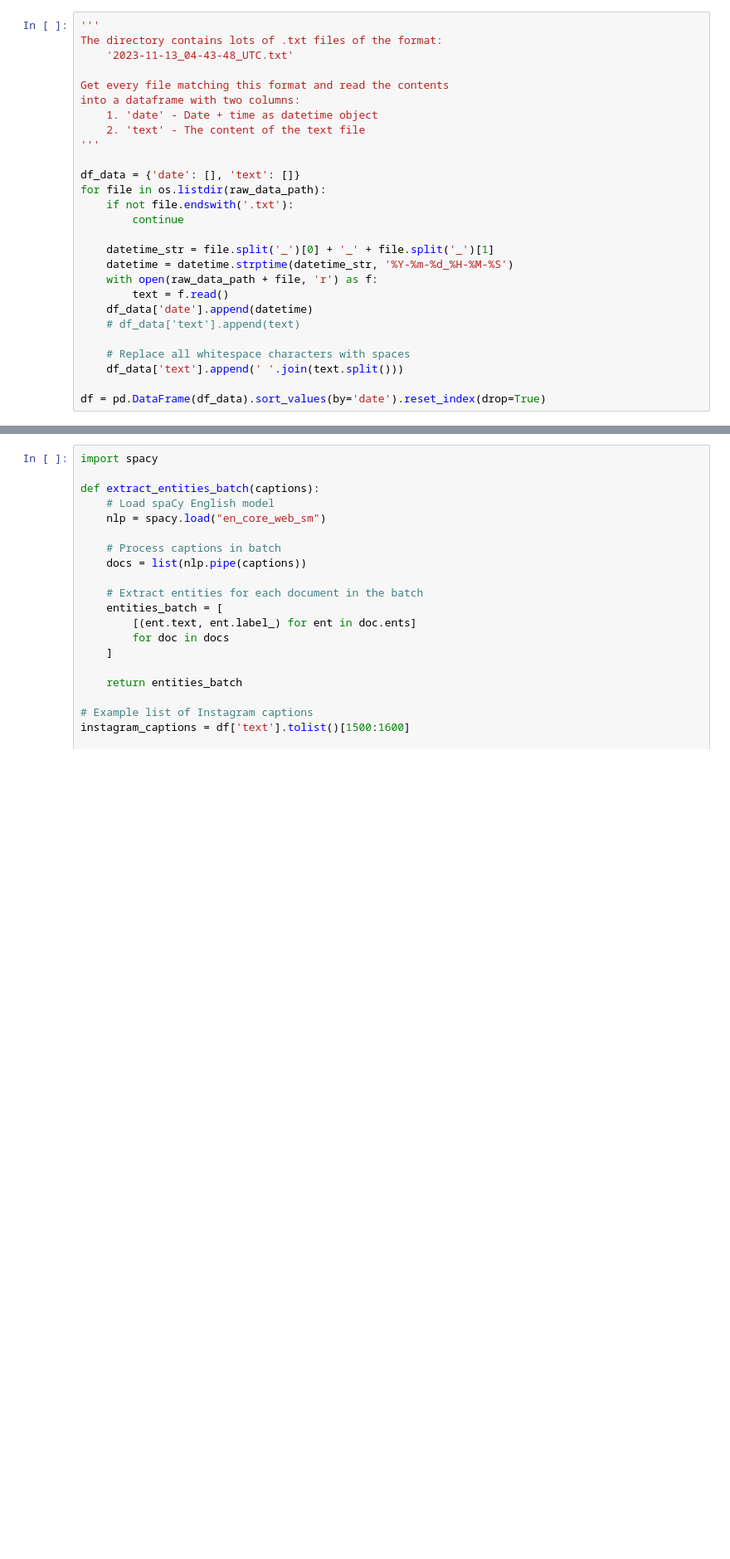
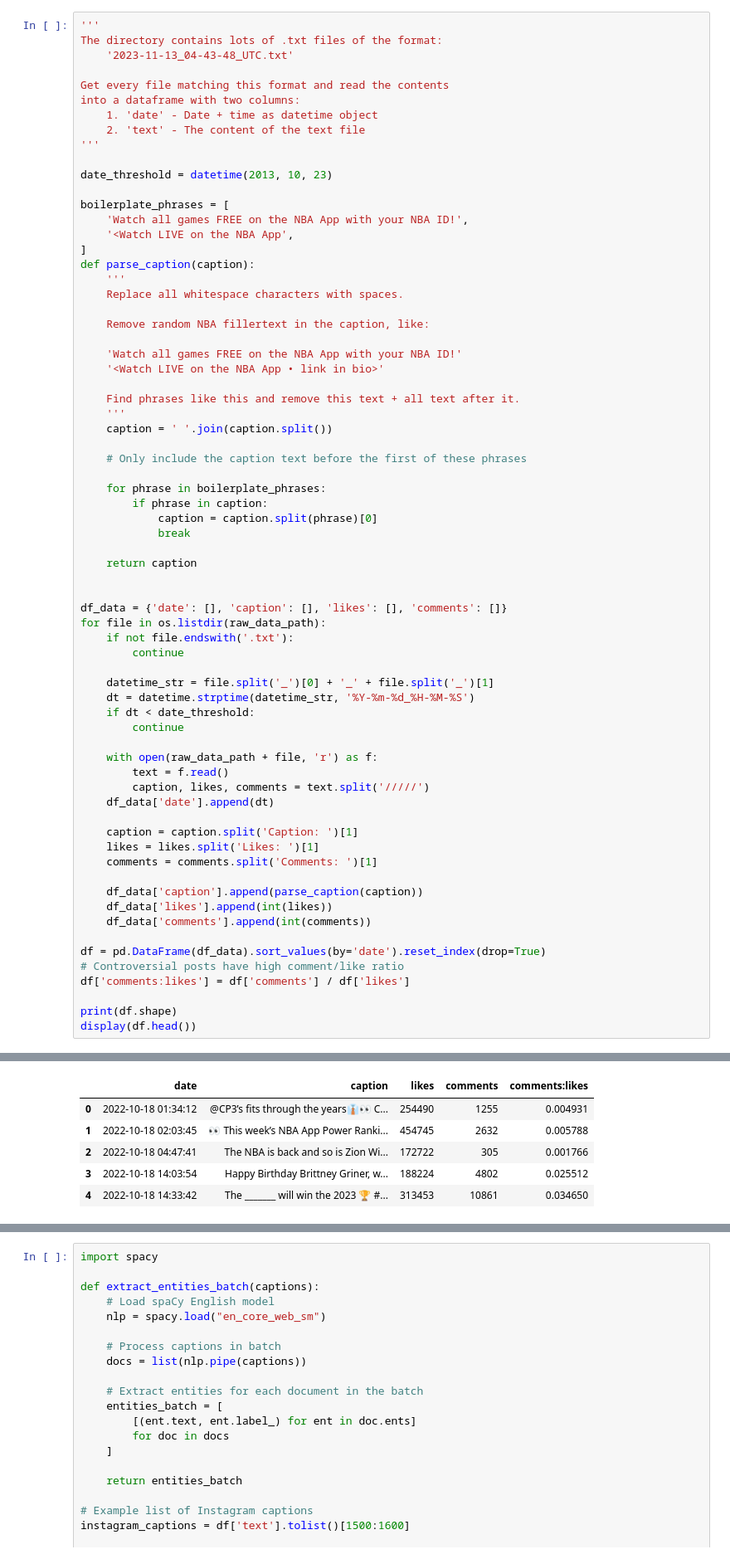
Before and after one commit to rmovva/NBAnalysis, a Jupyter notebook: parse-insta-captions.ipynb, the cells around one changed output, grey strips where cells are left out. Shown: that part at 83% size. Saved outputs shown, nothing was run; the diff lists cells and outputs as text; blank space fills up the shorter version.

```diff
--- a/parse-insta-captions.ipynb
+++ b/parse-insta-captions.ipynb
@@ -15,19 +20,62 @@ into a dataframe with two columns:
     2. 'text' - The content of the text file
 '''
 
-df_data = {'date': [], 'text': []}
+date_threshold = datetime(2013, 10, 23)
+
+boilerplate_phrases = [
+    'Watch all games FREE on the NBA App with your NBA ID!',
+    '<Watch LIVE on the NBA App',
+]
+def parse_caption(caption):
+    '''
+    Replace all whitespace characters with spaces.
+
+    Remove random NBA fillertext in the caption, like:
+
+    'Watch all games FREE on the NBA App with your NBA ID!'
+    '<Watch LIVE on the NBA App • link in bio>'
+
+    Find phrases like this and remove this text + all text after it.
+    '''
+    caption = ' '.join(caption.split())
+
+    # Only include the caption text before the first of these phrases
+
+    for phrase in boilerplate_phrases:
+        if phrase in caption:
+            caption = caption.split(phrase)[0]
+            break
+
+    return caption
+
+
+df_data = {'date': [], 'caption': [], 'likes': [], 'comments': []}
 for file in os.listdir(raw_data_path):
     if not file.endswith('.txt'):
         continue
 
     datetime_str = file.split('_')[0] + '_' + file.split('_')[1]
-    datetime = datetime.strptime(datetime_str, '%Y-%m-%d_%H-%M-%S')
+    dt = datetime.strptime(datetime_str, '%Y-%m-%d_%H-%M-%S')
+    if dt < date_threshold:
+        continue
+
     with open(raw_data_path + file, 'r') as f:
         text = f.read()
-    df_data['date'].append(datetime)
-    # df_data['text'].append(text)
+        caption, likes, comments = text.split('/////')
+    df_data['date'].append(dt)
 
-    # Replace all whitespace characters with spaces
-    df_data['text'].append(' '.join(text.split()))
+    caption = caption.split('Caption: ')[1]
+    likes = likes.split('Likes: ')[1]
+    comments = comments.split('Comments: ')[1]
+
+    df_data['caption'].append(parse_caption(caption))
+    df_data['likes'].append(int(likes))
+    df_data['comments'].append(int(comments))
 
 df = pd.DataFrame(df_data).sort_values(by='date').reset_index(drop=True)
+# Controversial posts have high comment/like ratio
+df['comments:likes'] = df['comments'] / df['likes']
+
+print(df.shape)
+display(df.head())
+# %% [output]
@@ -33,0 +83,6 @@ df = pd.DataFrame(df_data).sort_values(by='date').reset_index(drop=True)
+|  | date | caption | likes | comments | comments:likes |
+| 0 | 2022-10-18 01:34:12 | @CP3’s fits through the years👔👀 C... | 254490 | 1255 | 0.004931 |
+| 1 | 2022-10-18 02:03:45 | 👀 This week’s NBA App Power Ranki... | 454745 | 2632 | 0.005788 |
+| 2 | 2022-10-18 04:47:41 | The NBA is back and so is Zion Wi... | 172722 | 305 | 0.001766 |
+| 3 | 2022-10-18 14:03:54 | Happy Birthday Brittney Griner, w... | 188224 | 4802 | 0.025512 |
+| 4 | 2022-10-18 14:33:42 | The _______ will win the 2023 🏆 #... | 313453 | 10861 | 0.034650 |
```
Also changed, not shown: parts of 5 cells of this notebook.
